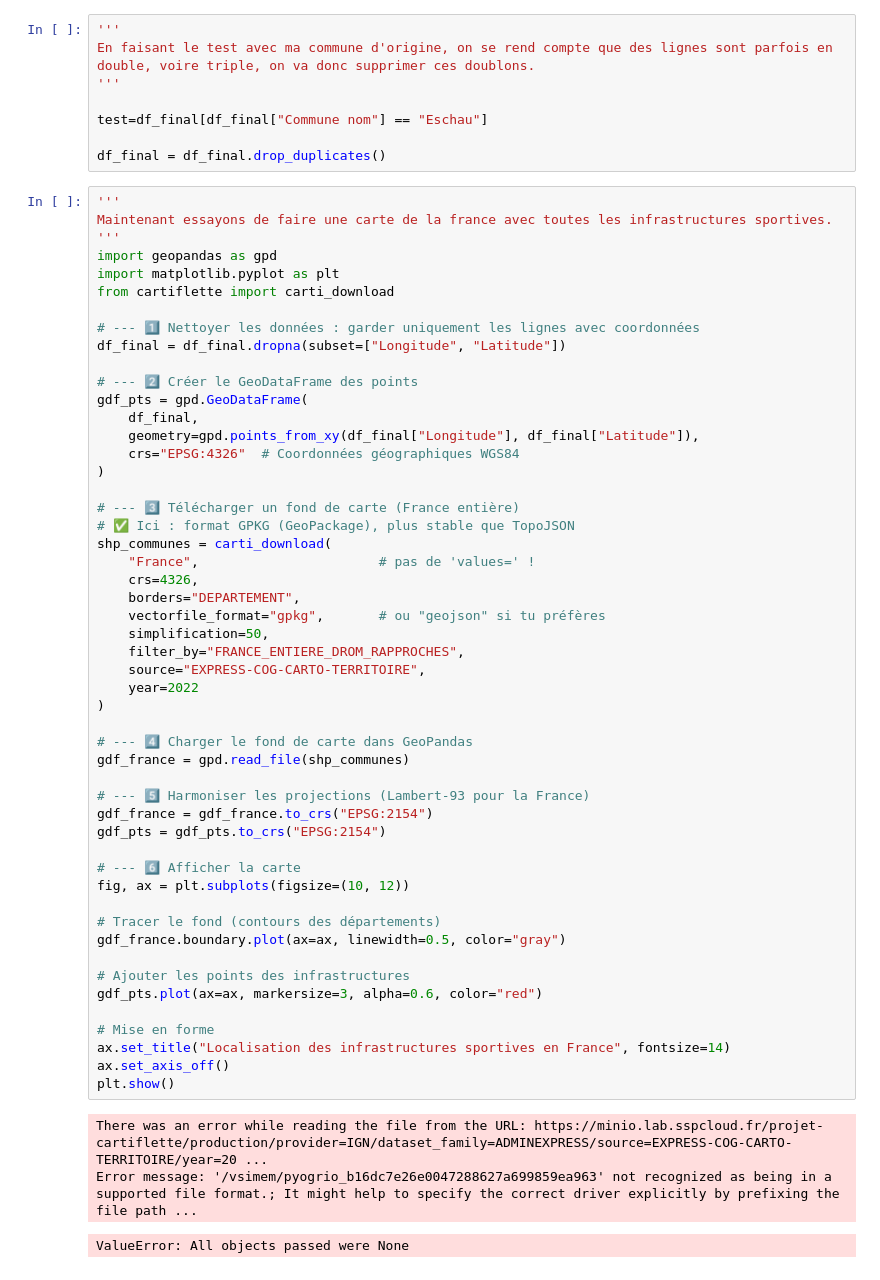
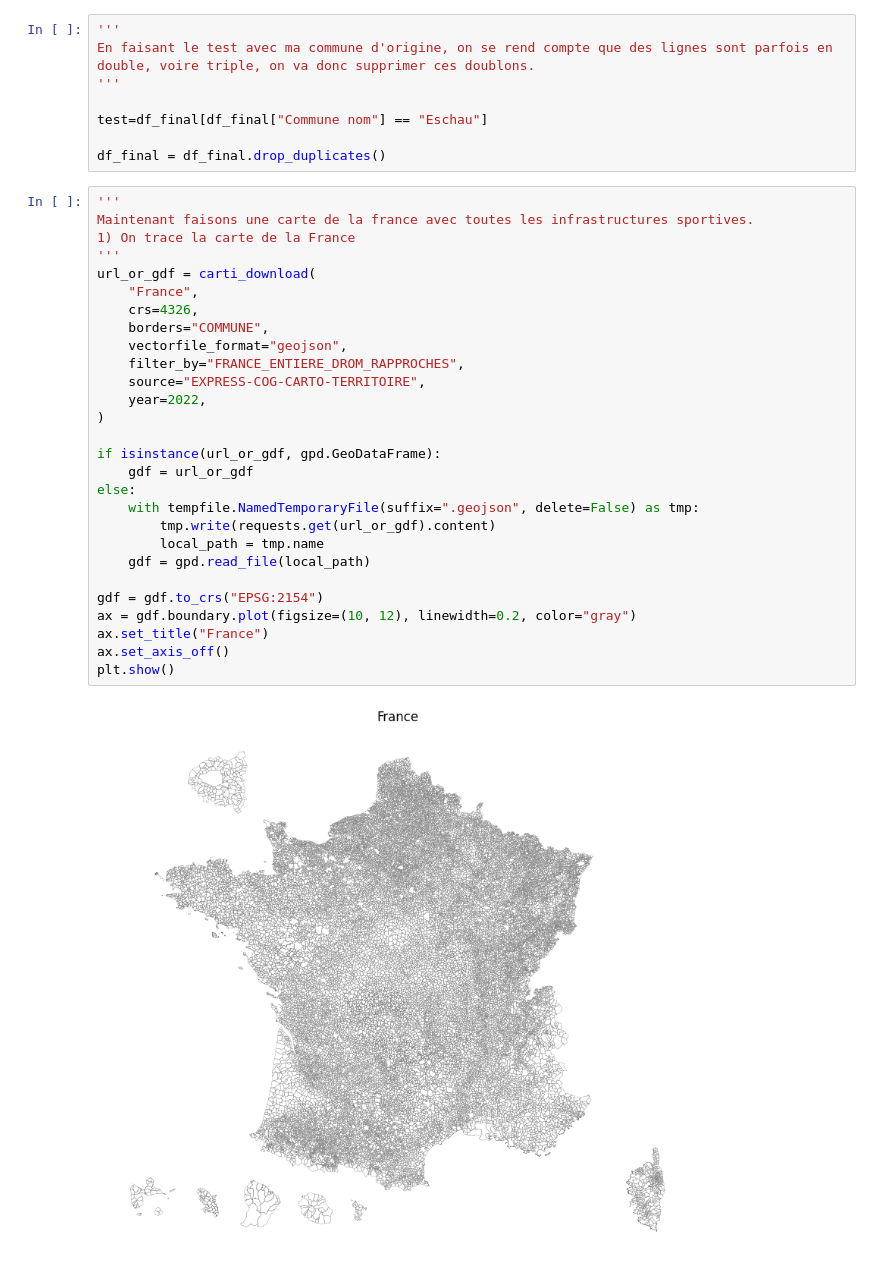
Before and after one commit to MaximeHirsch/Projet-python-deserts-sportifs, a Jupyter notebook: Projet.ipynb, the cells around one changed output. Cells and saved outputs as stored; diff of their text form.

Commit message:
Carte de France
Version avec la carte de france et un début de placement des points mais il y a un probleme dans le plot.

```diff
--- a/Projet.ipynb
+++ b/Projet.ipynb
@@ -102,56 +107,31 @@ test=df_final[df_final["Commune nom"] == "Eschau"]
 df_final = df_final.drop_duplicates()
 # %%
 '''
-Maintenant essayons de faire une carte de la france avec toutes les infrastructures sportives.
+Maintenant faisons une carte de la france avec toutes les infrastructures sportives.
+1) On trace la carte de la France
 '''
-import geopandas as gpd
-import matplotlib.pyplot as plt
-from cartiflette import carti_download
-
-# --- 1️⃣ Nettoyer les données : garder uniquement les lignes avec coordonnées
-df_final = df_final.dropna(subset=["Longitude", "Latitude"])
-
-# --- 2️⃣ Créer le GeoDataFrame des points
-gdf_pts = gpd.GeoDataFrame(
-    df_final,
-    geometry=gpd.points_from_xy(df_final["Longitude"], df_final["Latitude"]),
-    crs="EPSG:4326"  # Coordonnées géographiques WGS84
+url_or_gdf = carti_download(
+    "France",
+    crs=4326,
+    borders="COMMUNE",
+    vectorfile_format="geojson",
+    filter_by="FRANCE_ENTIERE_DROM_RAPPROCHES",
+    source="EXPRESS-COG-CARTO-TERRITOIRE",
+    year=2022,
 )
 
-# --- 3️⃣ Télécharger un fond de carte (France entière)
-# ✅ Ici : format GPKG (GeoPackage), plus stable que TopoJSON
-shp_communes = carti_download(
-    "France",                       # pas de 'values=' !
-    crs=4326,
-    borders="DEPARTEMENT",
-    vectorfile_format="gpkg",       # ou "geojson" si tu préfères
-    simplification=50,
-    filter_by="FRANCE_ENTIERE_DROM_RAPPROCHES",
-    source="EXPRESS-COG-CARTO-TERRITOIRE",
-    year=2022
-)
+if isinstance(url_or_gdf, gpd.GeoDataFrame):
+    gdf = url_or_gdf
+else:
+    with tempfile.NamedTemporaryFile(suffix=".geojson", delete=False) as tmp:
+        tmp.write(requests.get(url_or_gdf).content)
+        local_path = tmp.name
+    gdf = gpd.read_file(local_path)
 
-# --- 4️⃣ Charger le fond de carte dans GeoPandas
-gdf_france = gpd.read_file(shp_communes)
-
-# --- 5️⃣ Harmoniser les projections (Lambert-93 pour la France)
-gdf_france = gdf_france.to_crs("EPSG:2154")
-gdf_pts = gdf_pts.to_crs("EPSG:2154")
-
-# --- 6️⃣ Afficher la carte
-fig, ax = plt.subplots(figsize=(10, 12))
-
-# Tracer le fond (contours des départements)
-gdf_france.boundary.plot(ax=ax, linewidth=0.5, color="gray")
-
-# Ajouter les points des infrastructures
-gdf_pts.plot(ax=ax, markersize=3, alpha=0.6, color="red")
-
-# Mise en forme
-ax.set_title("Localisation des infrastructures sportives en France", fontsize=14)
+gdf = gdf.to_crs("EPSG:2154")
+ax = gdf.boundary.plot(figsize=(10, 12), linewidth=0.2, color="gray")
+ax.set_title("France")
 ax.set_axis_off()
 plt.show()
 # %% [output]
-There was an error while reading the file from the URL: https://minio.lab.sspcloud.fr/projet-cartiflette/production/provider=IGN/dataset_family=ADMINEXPRESS/source=EXPRESS-COG-CARTO-TERRITOIRE/year=20 ...
-Error message: '/vsimem/pyogrio_b16dc7e26e0047288627a699859ea963' not recognized as being in a supported file format.; It might help to specify the correct driver explicitly by prefixing the file path ...
-ValueError: All objects passed were None
+[figure, added]
```
Also changed, not shown: parts of 2 cells of this notebook.
